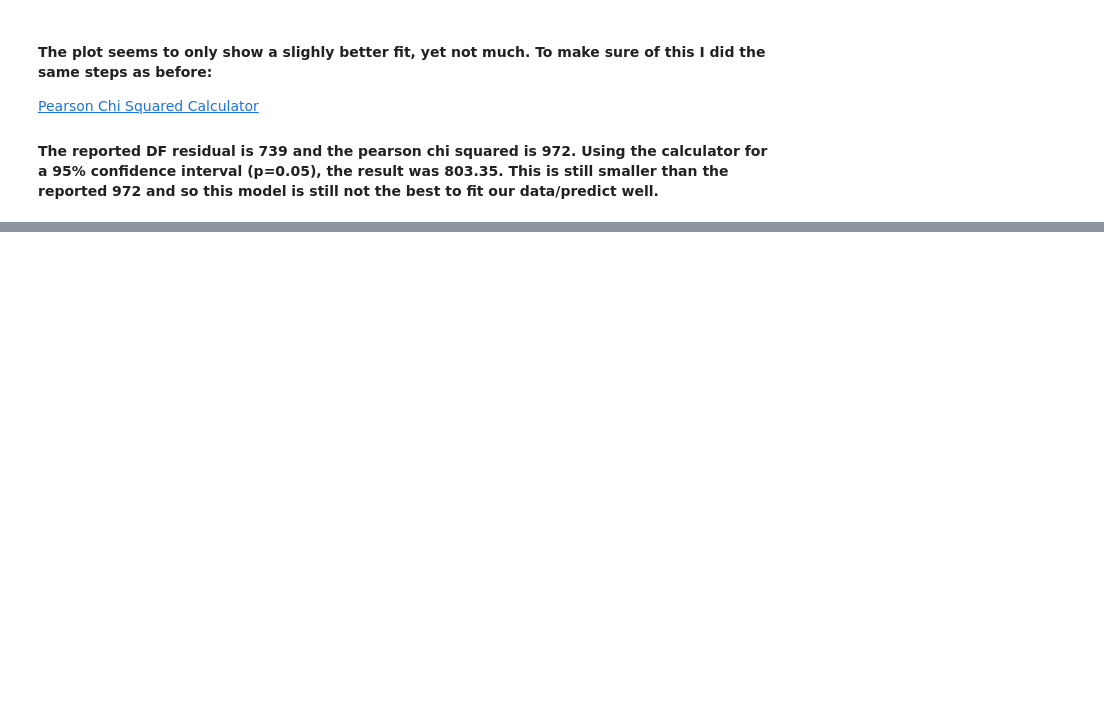
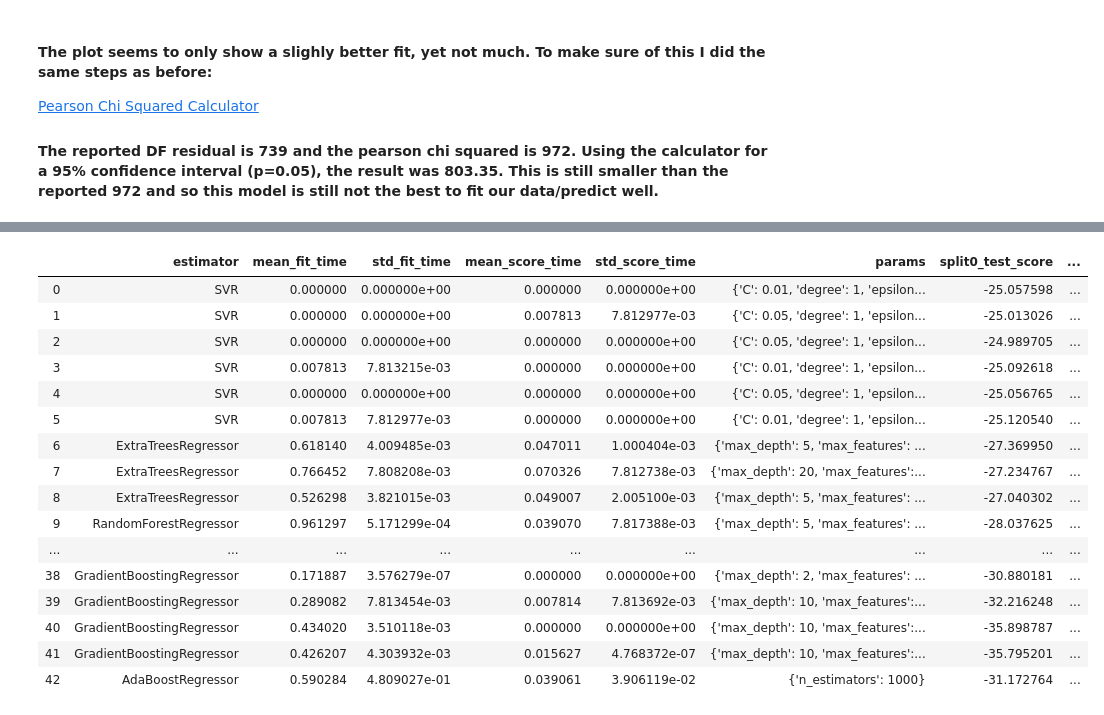
Before and after one commit to jisanos/DengAIProject, a Jupyter notebook: Final_Proyect_Script.ipynb, the cells around one changed output, grey strips where cells are left out. Drawn from its saved outputs; the diff is of its cells as text; code cells hidden in the pictures; blank space fills up the shorter version.

Commit message:
added EstimatorSelectionHelper function
EstimatorSelectionHelper will help me identify which ML model performs the best

```diff
--- a/Final_Proyect_Script.ipynb
+++ b/Final_Proyect_Script.ipynb
@@ -827,0 +826,18 @@ plt.show()
+# %%
+models = {'ExtraTreesRegressor': ExtraTreesRegressor(),
+         'RandomForestRegressor': RandomForestRegressor(),
+         'AdaBoostRegressor': AdaBoostRegressor(),
+         'GradientBoostingRegressor': GradientBoostingRegressor(),
+         'SVR': SVR()}
+params = {'ExtraTreesRegressor': {'n_estimators':[1000], 'max_depth':[2,5,10,20],
+                                  'max_features':['sqrt', 10, 20]},
+         'RandomForestRegressor': {'n_estimators':[1000], 'max_depth':[2,5,10,20],
+                                  'max_features':['sqrt', 10, 20]},
+         'AdaBoostRegressor': {'n_estimators':[1000]},
+         'GradientBoostingRegressor': {'n_estimators': [1000],
+                                       'max_features': ['sqrt',10, 20],
+                                       'max_depth': [2,5,10,10]},
+         'SVR': [{'kernel': ['linear'], 'C':[0.05,0.01], 'degree':[1],'epsilon':[0.2,0.5,1]}]}
+# %%
+sj_data_helper = EstimatorSelectionHelper(models, params)
+sj_data_helper.fit(X_train_sj, y_train_sj, scoring='neg_mean_absolute_error', cv=2)
@@ -827,0 +851,20 @@ plt.show()
+# %%
+sj_data_helper.score_summary()
+# %% [output]
+|  | estimator | mean_fit_time | std_fit_time | mean_score_time | std_score_time | params | split0_test_score | ... |
+| 0 | SVR | 0.000000 | 0.000000e+00 | 0.000000 | 0.000000e+00 | {'C': 0.01, 'degree': 1, 'epsilon... | -25.057598 | ... |
+| 1 | SVR | 0.000000 | 0.000000e+00 | 0.007813 | 7.812977e-03 | {'C': 0.05, 'degree': 1, 'epsilon... | -25.013026 | ... |
+| 2 | SVR | 0.000000 | 0.000000e+00 | 0.000000 | 0.000000e+00 | {'C': 0.05, 'degree': 1, 'epsilon... | -24.989705 | ... |
+| 3 | SVR | 0.007813 | 7.813215e-03 | 0.000000 | 0.000000e+00 | {'C': 0.01, 'degree': 1, 'epsilon... | -25.092618 | ... |
+| 4 | SVR | 0.000000 | 0.000000e+00 | 0.000000 | 0.000000e+00 | {'C': 0.05, 'degree': 1, 'epsilon... | -25.056765 | ... |
+| 5 | SVR | 0.007813 | 7.812977e-03 | 0.000000 | 0.000000e+00 | {'C': 0.01, 'degree': 1, 'epsilon... | -25.120540 | ... |
+| 6 | ExtraTreesRegressor | 0.618140 | 4.009485e-03 | 0.047011 | 1.000404e-03 | {'max_depth': 5, 'max_features': ... | -27.369950 | ... |
+| 7 | ExtraTreesRegressor | 0.766452 | 7.808208e-03 | 0.070326 | 7.812738e-03 | {'max_depth': 20, 'max_features':... | -27.234767 | ... |
+| 8 | ExtraTreesRegressor | 0.526298 | 3.821015e-03 | 0.049007 | 2.005100e-03 | {'max_depth': 5, 'max_features': ... | -27.040302 | ... |
+| 9 | RandomForestRegressor | 0.961297 | 5.171299e-04 | 0.039070 | 7.817388e-03 | {'max_depth': 5, 'max_features': ... | -28.037625 | ... |
+| ... | ... | ... | ... | ... | ... | ... | ... | ... |
+| 38 | GradientBoostingRegressor | 0.171887 | 3.576279e-07 | 0.000000 | 0.000000e+00 | {'max_depth': 2, 'max_features': ... | -30.880181 | ... |
+| 39 | GradientBoostingRegressor | 0.289082 | 7.813454e-03 | 0.007814 | 7.813692e-03 | {'max_depth': 10, 'max_features':... | -32.216248 | ... |
+| 40 | GradientBoostingRegressor | 0.434020 | 3.510118e-03 | 0.000000 | 0.000000e+00 | {'max_depth': 10, 'max_features':... | -35.898787 | ... |
+| 41 | GradientBoostingRegressor | 0.426207 | 4.303932e-03 | 0.015627 | 4.768372e-07 | {'max_depth': 10, 'max_features':... | -35.795201 | ... |
+| 42 | AdaBoostRegressor | 0.590284 | 4.809027e-01 | 0.039061 | 3.906119e-02 | {'n_estimators': 1000} | -31.172764 | ... |
```
Also changed, not shown: parts of 23 cells of this notebook, 1 other file.
